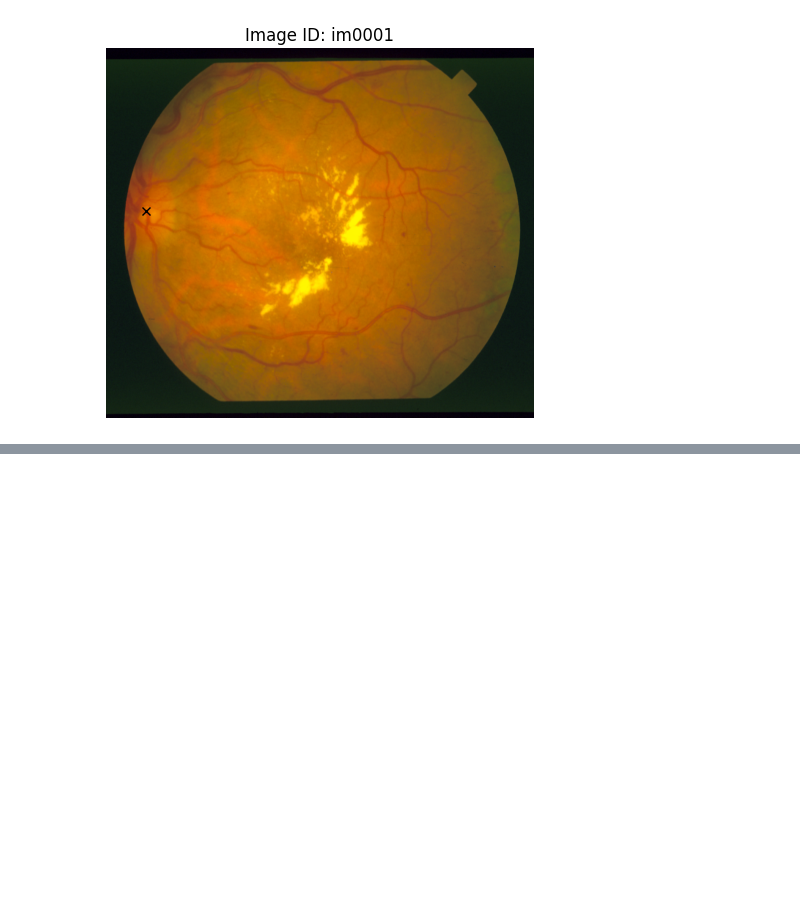
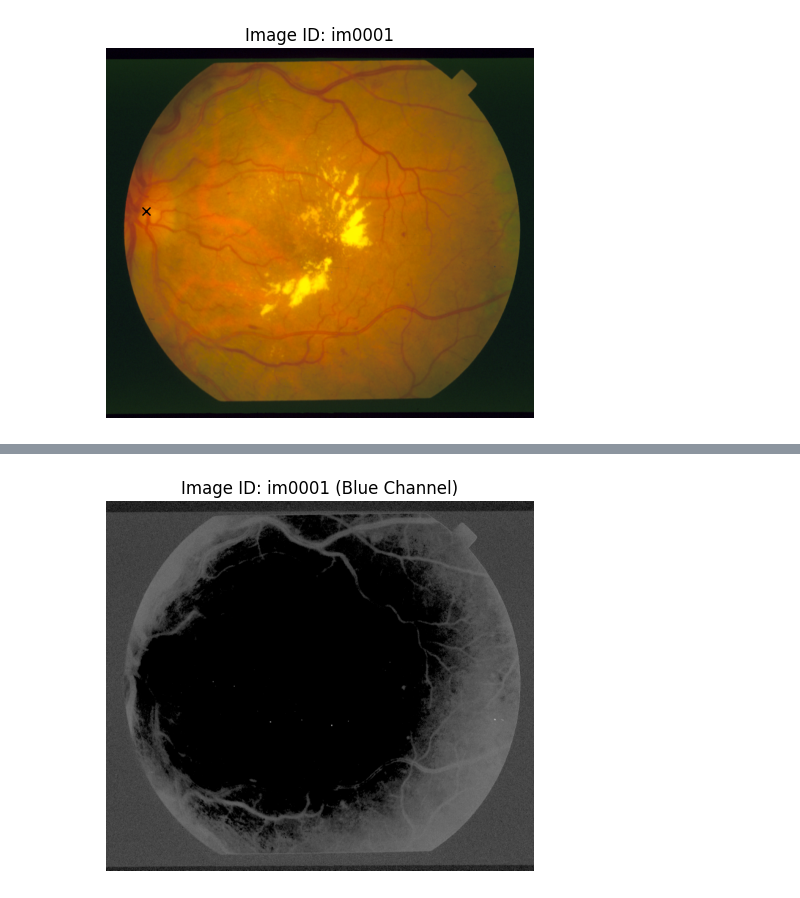
Before and after one commit to OliverMatthews/eyeML, a Jupyter notebook: notebooks/stare-optic-nerve-kNN.ipynb, the cells around one changed output, grey strips where cells are left out. Cells and saved outputs as stored; diff of their text form; code cells hidden in the pictures; blank space fills up the shorter version.

```diff
--- a/notebooks/stare-optic-nerve-kNN.ipynb
+++ b/notebooks/stare-optic-nerve-kNN.ipynb
@@ -81,0 +98,8 @@ plt.show()
+# %%
+# Show the blue channel of the first image in the dataset.
+plt.imshow(stare_images[0][:, :, 2], cmap="gray")
+plt.title("Image ID: " + stare_diagnoses["ID"][0] + " (Blue Channel)")
+plt.axis("off")
+plt.show()
+# %% [output]
+[figure, added]
```
Also changed, not shown: parts of 2 cells of this notebook.
